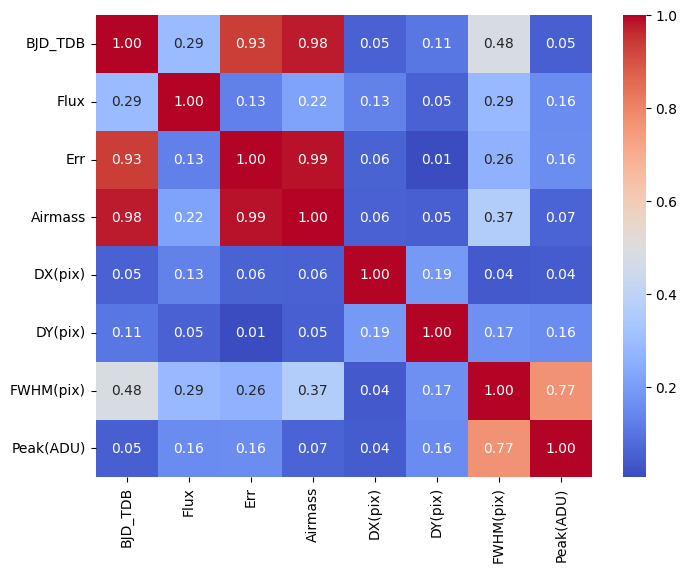
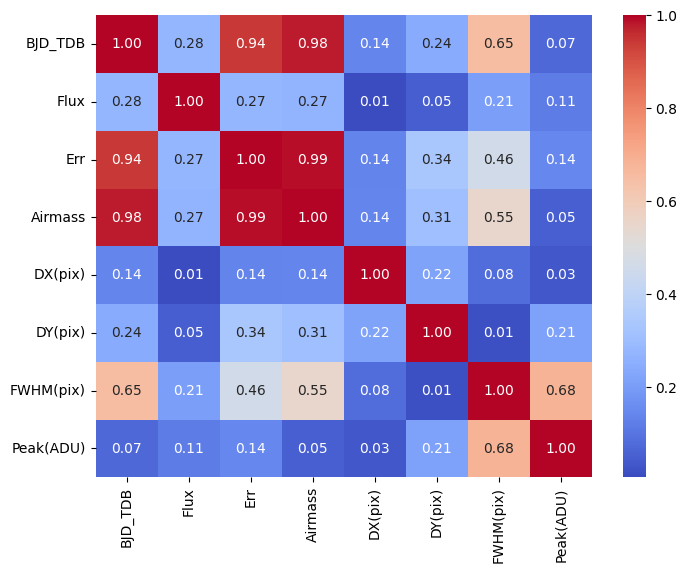
The notebook cell's code change between the first figure and the second:
--- before
+++ after
@@ -1,5 +1,6 @@
 import seaborn as sns
 
-corr = df.corr().abs()
-pl.figure(figsize=(8,6))
-sns.heatmap(corr, annot=True, fmt=".2f", cmap="coolwarm")
+for df in dfs:
+    corr = df.corr().abs()
+    pl.figure(figsize=(8,6))
+    sns.heatmap(corr, annot=True, fmt=".2f", cmap="coolwarm")

Commit: update